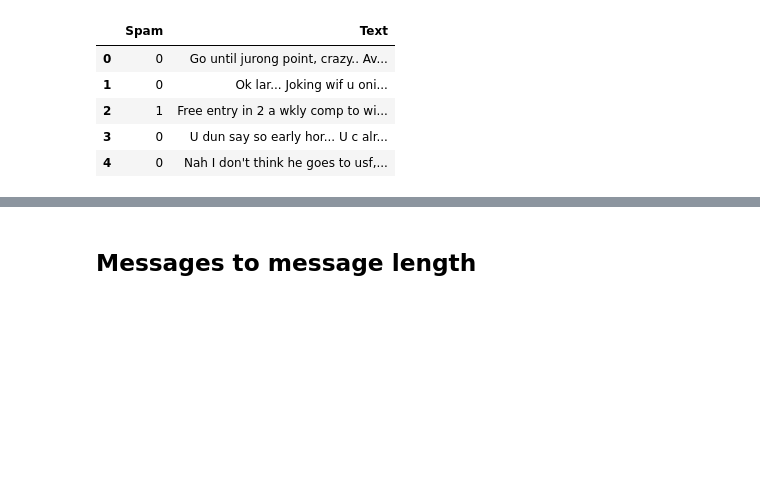
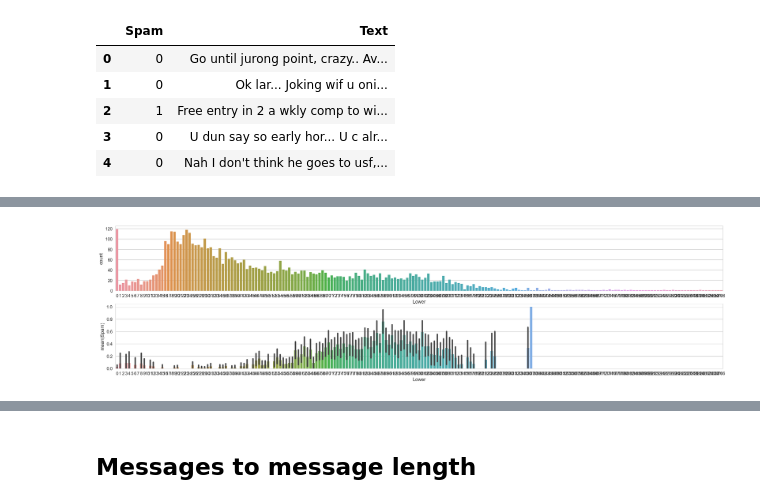
Before and after one commit to awday/DMT-23, a Jupyter notebook: Assignment1/Task 3C/Task3C.ipynb, the cells around one changed output, grey strips where cells are left out. Saved outputs shown, nothing was run; the diff lists cells and outputs as text; code cells hidden in the pictures; blank space fills up the shorter version.

```diff
--- a/Assignment1/Task 3C/Task3C.ipynb
+++ b/Assignment1/Task 3C/Task3C.ipynb
@@ -78,0 +95,8 @@ df.head()
+# %%
+df["Lower"] = df["Text"].apply(lambda Text : sum(1 for c in Text if c.islower()))
+fig, (axis1,axis2) = plt.subplots(2,1,figsize=(25,6))
+sns.countplot(x="Lower", data=df.sort_values("Lower"), ax=axis1)
+g = sns.factorplot(x="Lower", y="Spam", data=df.sort_values("Lower"), kind="bar", ax=axis2)
+plt.close(g.fig)
+# %% [output]
+[figure, added]
```
Also changed, not shown: parts of 54 cells of this notebook.
